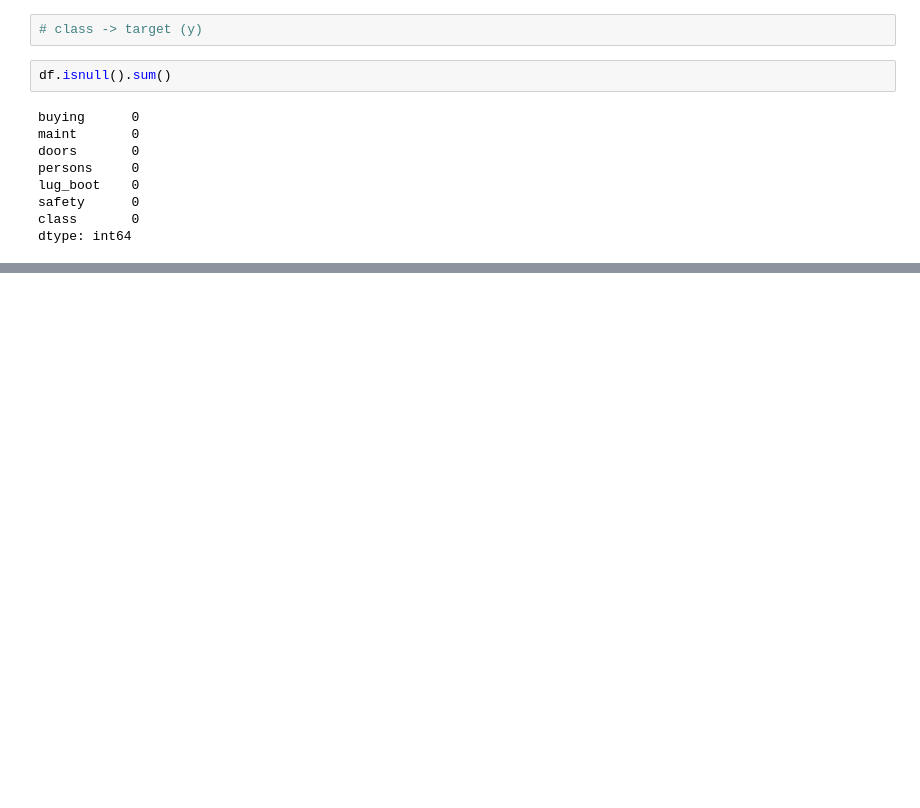
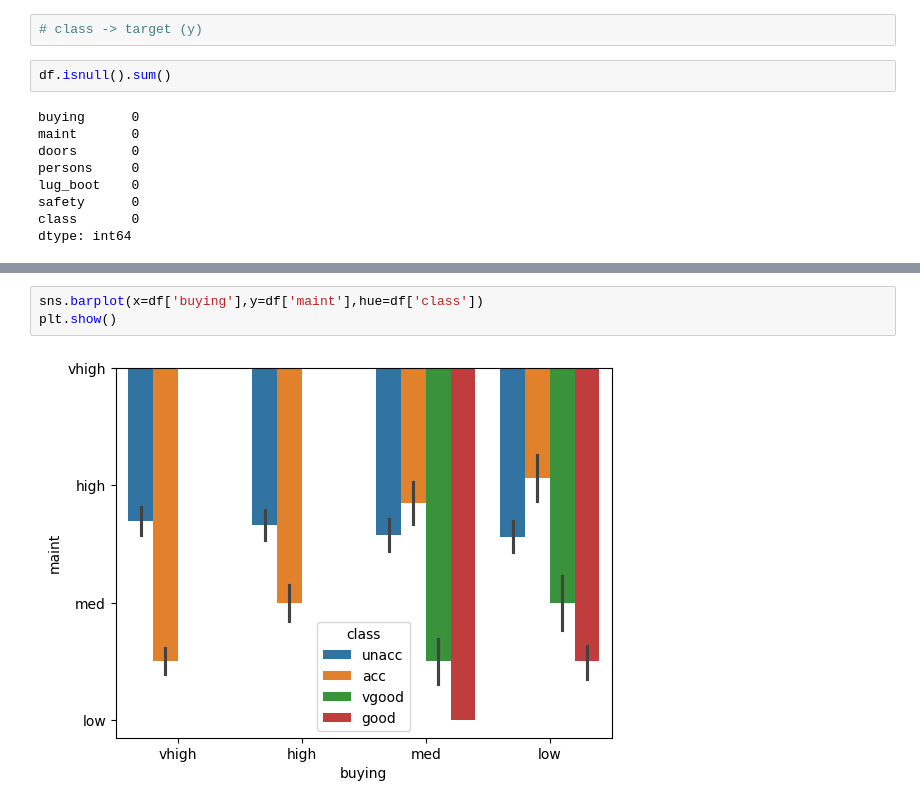
Before and after one commit to AbdullahTurgut/Machine-Learning, a Jupyter notebook: 14- DecisionTreeClassifier.ipynb, the cells around one changed output, grey strips where cells are left out. Drawn from its saved outputs; the diff is of its cells as text; blank space fills up the shorter version.

```diff
--- a/14- DecisionTreeClassifier.ipynb
+++ b/14- DecisionTreeClassifier.ipynb
@@ -64,0 +120,5 @@ dtype: int64
+# %%
+sns.barplot(x=df['buying'],y=df['maint'],hue=df['class'])
+plt.show()
+# %% [output]
+[figure, added]
```
Also changed, not shown: parts of 13 cells of this notebook.
